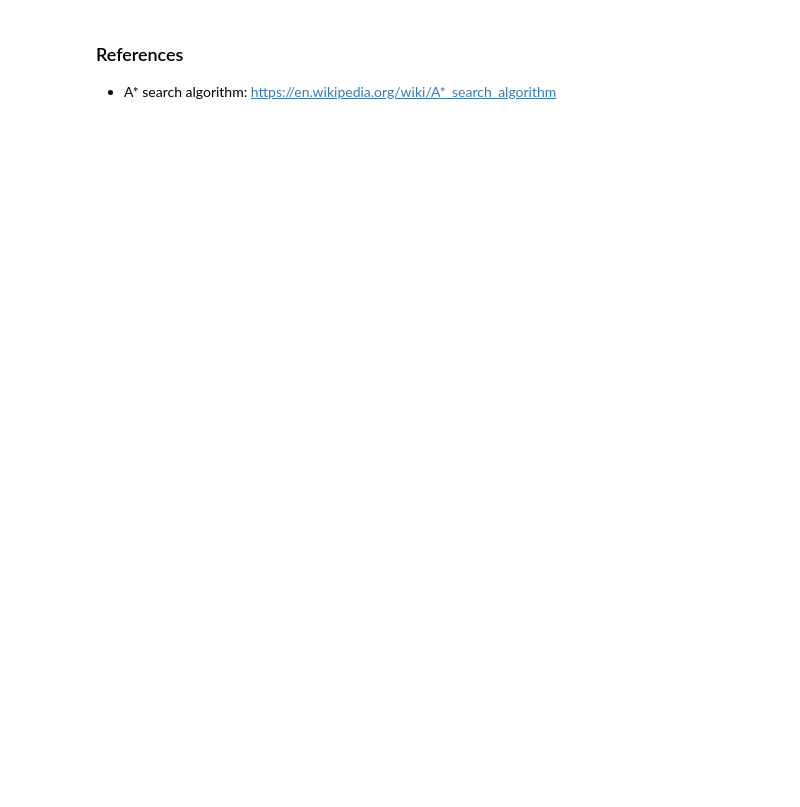
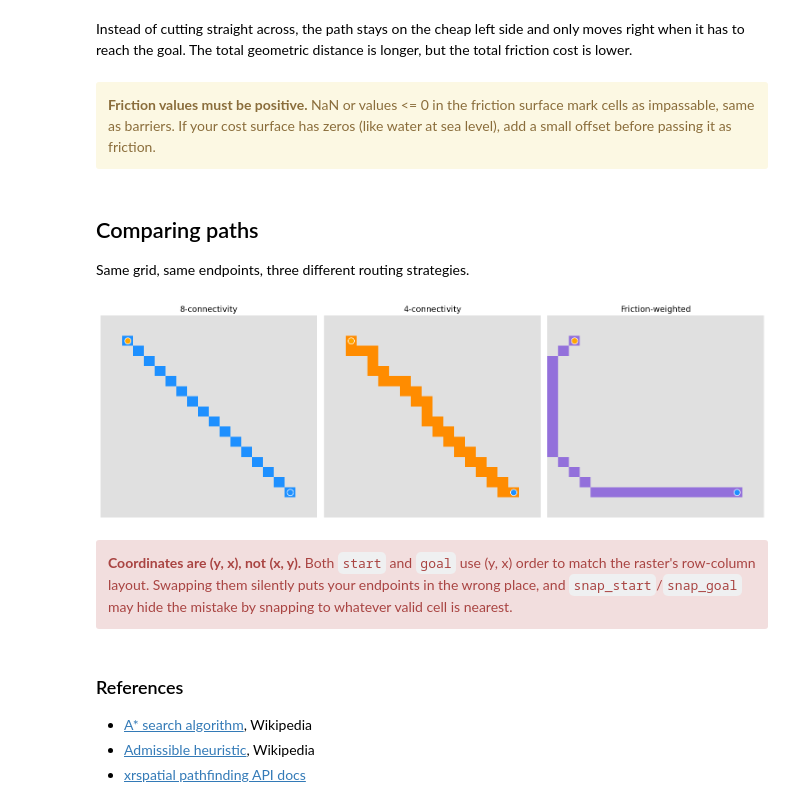
Before and after one commit to makepath/xarray-spatial, a Jupyter notebook: examples/user_guide/7_Pathfinding.ipynb, the cells around one changed output. Drawn from its saved outputs; the diff is of its cells as text; code cells hidden in the pictures; blank space fills up the shorter version.

```diff
--- a/examples/user_guide/7_Pathfinding.ipynb
+++ b/examples/user_guide/7_Pathfinding.ipynb
@@ -163,0 +93,18 @@ plt.show()
+# %%
+path_4 = surface.xrs.a_star_search(
+    start, goal, barriers=[0], snap_start=True, snap_goal=True, connectivity=4
+)
+
+fig, ax = plt.subplots(figsize=(8, 8))
+surface.plot.imshow(ax=ax, cmap=ListedColormap(['#e0e0e0']),
+                    add_colorbar=False)
+path_4.plot.imshow(ax=ax, cmap=ListedColormap(['darkorange']),
+                   add_colorbar=False)
+ax.scatter([start[1]], [start[0]], c='orange', s=200, zorder=10,
+           edgecolors='white', linewidths=2)
+ax.scatter([goal[1]], [goal[0]], c='dodgerblue', s=200, zorder=10,
+           edgecolors='white', linewidths=2)
+ax.legend(handles=[
+    Patch(facecolor='darkorange', alpha=0.78, label='4-connectivity path'),
+], loc='lower left', fontsize=11, framealpha=0.9)
+ax.set_axis_off()
@@ -164,7 +164,40 @@ plt.show()
+# %% [markdown]
+Instead of cutting straight across, the path stays on the cheap left side and only moves right when it has to reach the goal. The total geometric distance is longer, but the total friction cost is lower.
+# %% [markdown]
+<div class="alert alert-block alert-warning">
+<b>Friction values must be positive.</b> NaN or values &lt;= 0 in the friction surface mark cells as impassable, same as barriers. If your cost surface has zeros (like water at sea level), add a small offset before passing it as friction.
+</div>
+# %% [markdown]
+## Comparing paths
+
+Same grid, same endpoints, three different routing strategies.
+# %%
+fig, axes = plt.subplots(1, 3, figsize=(15, 5))
+paths = [path_8, path_4, path_friction]
+colors = ['dodgerblue', 'darkorange', 'mediumpurple']
+titles = ['8-connectivity', '4-connectivity', 'Friction-weighted']
+
+for ax, path, color, title in zip(axes, paths, colors, titles):
+    surface.plot.imshow(ax=ax, cmap=ListedColormap(['#e0e0e0']),
+                        add_colorbar=False)
+    path.plot.imshow(ax=ax, cmap=ListedColormap([color]),
+                     add_colorbar=False)
+    ax.scatter([start[1]], [start[0]], c='orange', s=100, zorder=10,
+               edgecolors='white', linewidths=1)
+    ax.scatter([goal[1]], [goal[0]], c='dodgerblue', s=100, zorder=10,
+               edgecolors='white', linewidths=1)
+    ax.set_title(title, fontsize=13)
+    ax.set_axis_off()
+plt.tight_layout()
+# %% [output]
+[figure, added]
+# %% [markdown]
+<div class="alert alert-block alert-danger">
+<b>Coordinates are (y, x), not (x, y).</b> Both <code>start</code> and <code>goal</code> use (y, x) order to match the raster's row-column layout. Swapping them silently puts your endpoints in the wrong place, and <code>snap_start</code>/<code>snap_goal</code> may hide the mistake by snapping to whatever valid cell is nearest.
+</div>
 # %% [markdown]
-
-
-
 ### References
 
-- A* search algorithm: https://en.wikipedia.org/wiki/A*_search_algorithm
+- [A* search algorithm](https://en.wikipedia.org/wiki/A*_search_algorithm), Wikipedia
+- [Admissible heuristic](https://en.wikipedia.org/wiki/Admissible_heuristic), Wikipedia
+- [xrspatial pathfinding API docs](https://makepath.github.io/xarray-spatial/reference/_autosummary/xrspatial.pathfinding.html)
```
Also changed, not shown: parts of 27 cells of this notebook, 3 other files.
